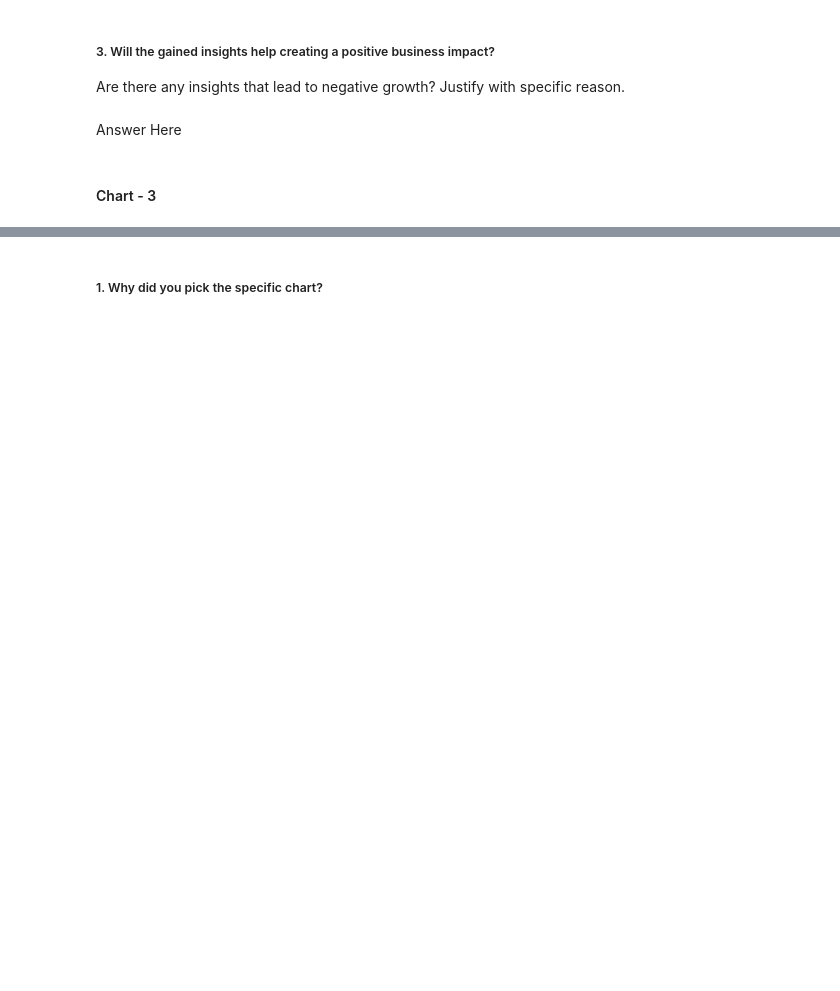
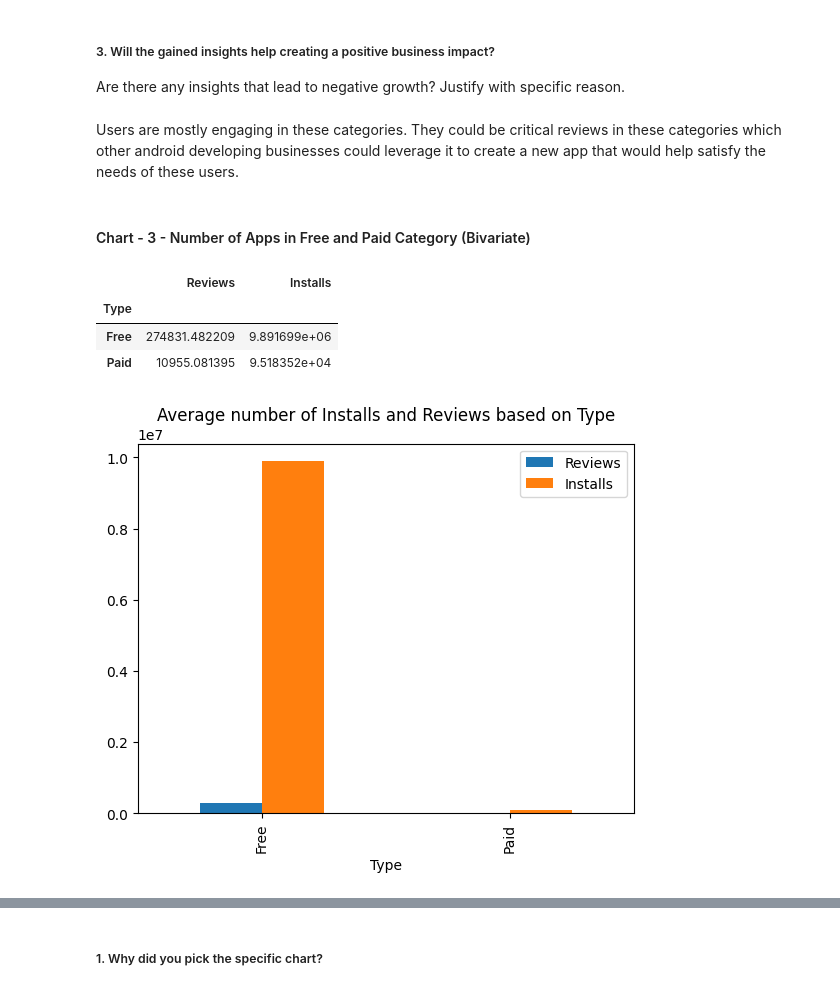
Before and after one commit to RayedShamim/Google-Play-Store-EDA-Rayed, a Jupyter notebook: Google_Play_Store_EDA_Submission.ipynb, the cells around one changed output, grey strips where cells are left out. Cells and saved outputs as stored; diff of their text form; code cells hidden in the pictures; blank space fills up the shorter version.

```diff
--- a/Google_Play_Store_EDA_Submission.ipynb
+++ b/Google_Play_Store_EDA_Submission.ipynb
@@ -783,7 +820,3 @@ Answer Here
 # %% [markdown]
 ##### 3. Will the gained insights help creating a positive business impact?
 Are there any insights that lead to negative growth? Justify with specific reason.
-# %% [markdown]
-Answer Here
-# %% [markdown]
-#### Chart - 3
@@ -791,0 +823,19 @@ Answer Here
+# %% [markdown]
+Users are mostly engaging in these categories. They could be critical reviews in these categories which other android developing businesses could leverage it to create a new app that would help satisfy the needs of these users.
+# %% [markdown]
+#### Chart - 3 - Number of Apps in Free and Paid Category (Bivariate)
+# %%
+# Chart - 3
+
+# Visualizing average number of apps based app price category
+filtered_psdf.groupby('Type').agg({'Reviews':'mean','Installs':'mean'}).plot(kind='bar')
+plt.title("Average number of Installs and Reviews based on Type")
+
+# Price category wise average installs and reviews
+filtered_psdf.groupby('Type').agg({'Reviews':'mean','Installs':'mean'})
+# %% [output]
+|  | Reviews | Installs |
+| Type |  |  |
+| Free | 274831.482209 | 9.891699e+06 |
+| Paid | 10955.081395 | 9.518352e+04 |
+[figure, added]
```
Also changed, not shown: parts of 170 cells of this notebook.
